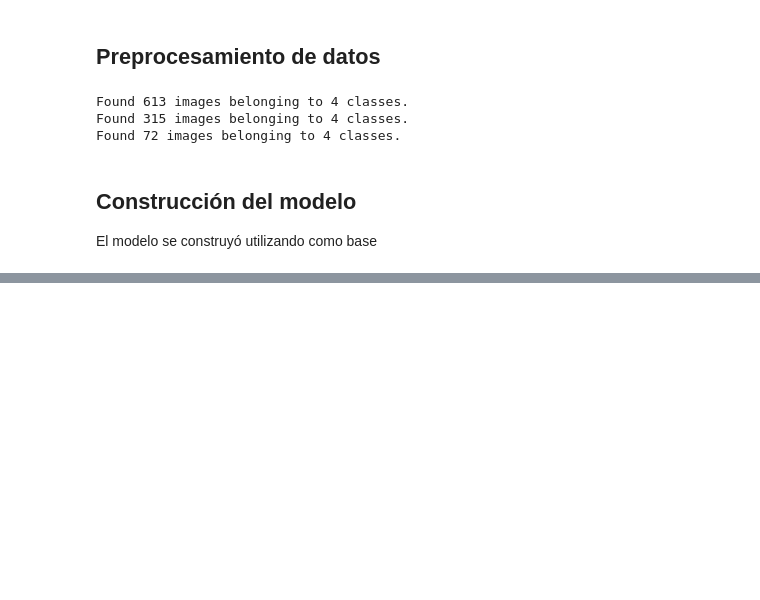
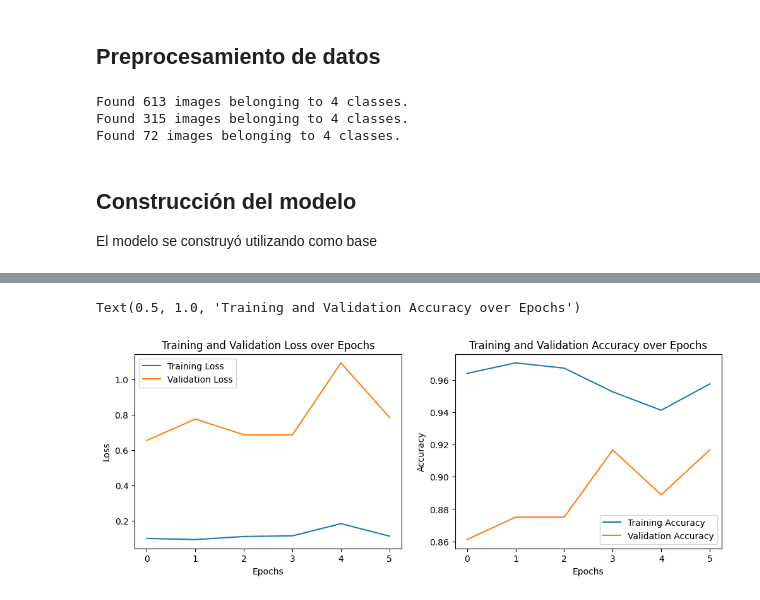
Before and after one commit to m3llad0/TC3007C, a Jupyter notebook: model.ipynb, the cells around one changed output, grey strips where cells are left out. Saved outputs shown, nothing was run; the diff lists cells and outputs as text; code cells hidden in the pictures; blank space fills up the shorter version.

```diff
--- a/model.ipynb
+++ b/model.ipynb
@@ -219,0 +216,26 @@ plt.show()
+# %%
+model_ajusted = tensorflow.keras.models.Sequential()
+num_classes = len(train_generator.class_indices)
+
+model_ajusted.add(base_model)
+model_ajusted.add(Dropout(0.5))
+model_ajusted.add(Flatten())
+model_ajusted.add(BatchNormalization())
+model_ajusted.add(Dropout(0.5))
+model_ajusted.add(Dense(num_classes, activation='softmax'))
+# %%
+model_ajusted.compile(loss='categorical_crossentropy',
+              optimizer=tensorflow.keras.optimizers.Adam(learning_rate=0.0001),
+              metrics=['accuracy'])
+# %%
+from tensorflow.keras.callbacks import EarlyStopping
+
+early_stopping = EarlyStopping(verbose = 1,
+                               patience = 5,)
+epochs = 100
+history_ajusted = model_ajusted.fit(
+    train_generator,
+    verbose = 1,
+    epochs=epochs,
+    validation_data=validation_generator,
+    callbacks=[early_stopping])
@@ -219,0 +261,20 @@ plt.show()
+# %%
+plt.figure(figsize=(12, 4))
+plt.subplot(1, 2, 1)
+plt.plot(history_ajusted.history['loss'], label='Training Loss')
+plt.plot(history_ajusted.history['val_loss'], label='Validation Loss')
+plt.xlabel('Epochs')
+plt.ylabel('Loss')
+plt.legend()
+plt.title('Training and Validation Loss over Epochs')
+
+plt.subplot(1, 2, 2)
+plt.plot(history_ajusted.history['accuracy'], label='Training Accuracy')
+plt.plot(history_ajusted.history['val_accuracy'], label='Validation Accuracy')
+plt.xlabel('Epochs')
+plt.ylabel('Accuracy')
+plt.legend()
+plt.title('Training and Validation Accuracy over Epochs')
+# %% [output]
+Text(0.5, 1.0, 'Training and Validation Accuracy over Epochs')
+[figure, added]
```
Also changed, not shown: parts of 14 cells of this notebook.
